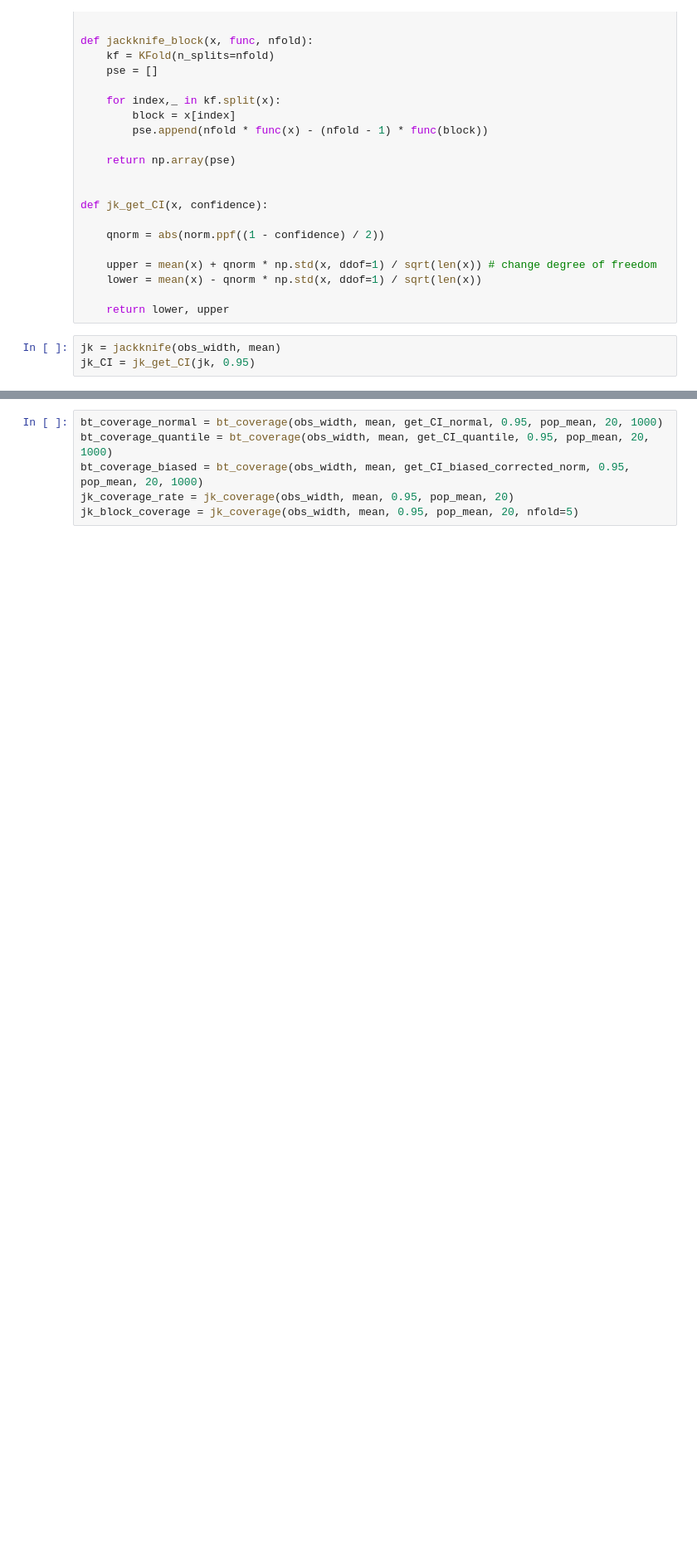
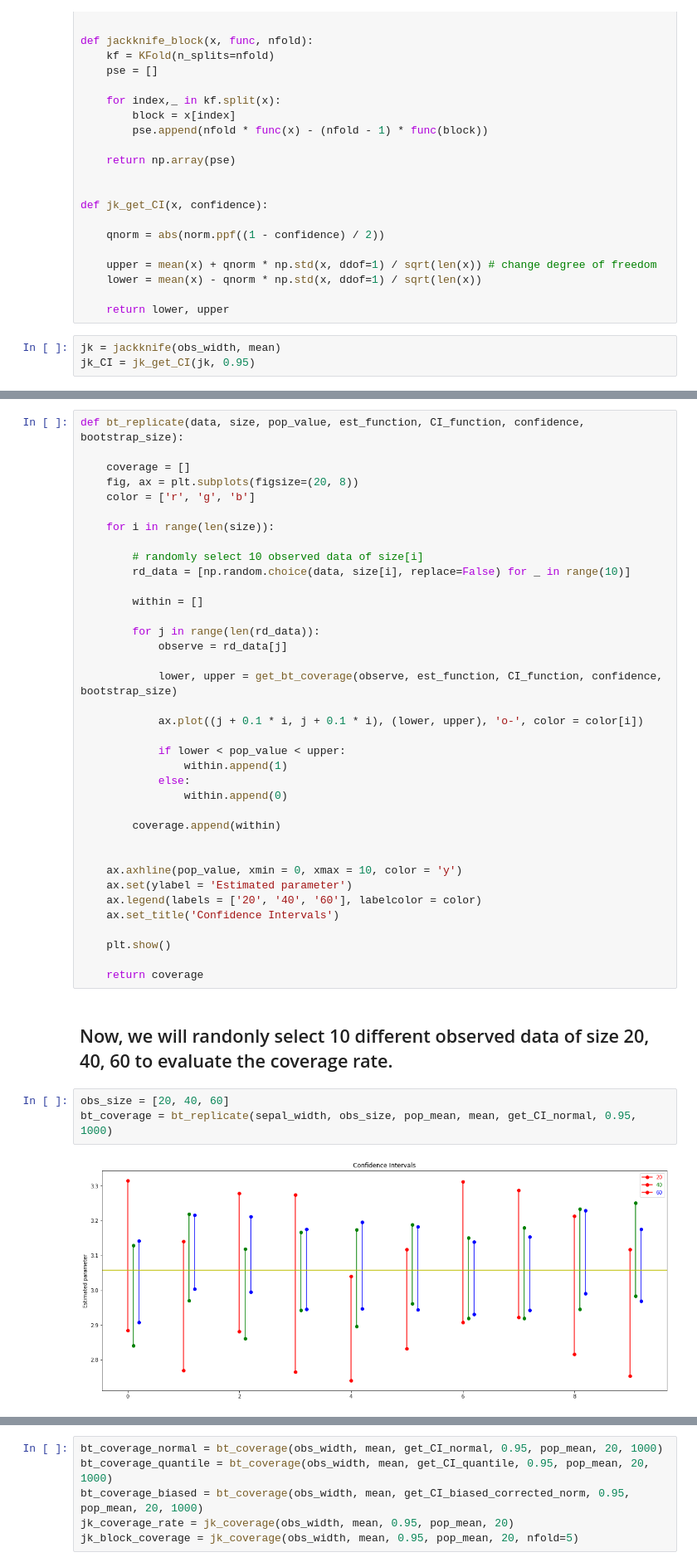
Before and after one commit to rwaples/resampling, a Jupyter notebook: resample.ipynb, the cells around one changed output, grey strips where cells are left out. Shown at 83% size. Drawn from its saved outputs; the diff is of its cells as text; blank space fills up the shorter version.

Commit message:
add replicate simulation function

```diff
--- a/resample.ipynb
+++ b/resample.ipynb
@@ -601,0 +228,44 @@ def jk_coverage(x, est_function, confidence, pop_value, size, nfold=None):
+# %%
+def bt_replicate(data, size, pop_value, est_function, CI_function, confidence, bootstrap_size):
+
+    coverage = []
+    fig, ax = plt.subplots(figsize=(20, 8))
+    color = ['r', 'g', 'b']
+
+    for i in range(len(size)):
+
+        # randomly select 10 observed data of size[i]
+        rd_data = [np.random.choice(data, size[i], replace=False) for _ in range(10)]
+
+        within = []
+
+        for j in range(len(rd_data)):
+            observe = rd_data[j]
+
+            lower, upper = get_bt_coverage(observe, est_function, CI_function, confidence, bootstrap_size)
+
+            ax.plot((j + 0.1 * i, j + 0.1 * i), (lower, upper), 'o-', color = color[i])
+
+            if lower < pop_value < upper:
+                within.append(1)
+            else:
+                within.append(0)
+
+        coverage.append(within)
+
+
+    ax.axhline(pop_value, xmin = 0, xmax = 10, color = 'y')
+    ax.set(ylabel = 'Estimated parameter')
+    ax.legend(labels = ['20', '40', '60'], labelcolor = color)
+    ax.set_title('Confidence Intervals')
+
+    plt.show()
+
+    return coverage
+# %% [markdown]
+## Now, we will randonly select 10 different observed data of size 20, 40, 60 to evaluate the coverage rate.
+# %%
+obs_size = [20, 40, 60]
+bt_coverage = bt_replicate(sepal_width, obs_size, pop_mean, mean, get_CI_normal, 0.95, 1000)
+# %% [output]
+[figure, added]
```
Also changed, not shown: parts of 49 cells of this notebook.
